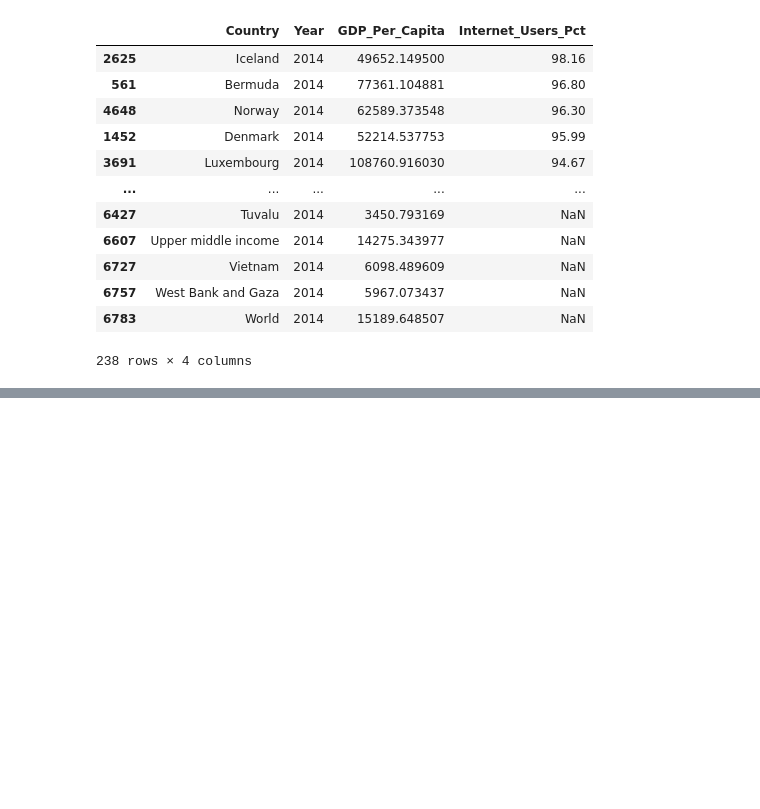
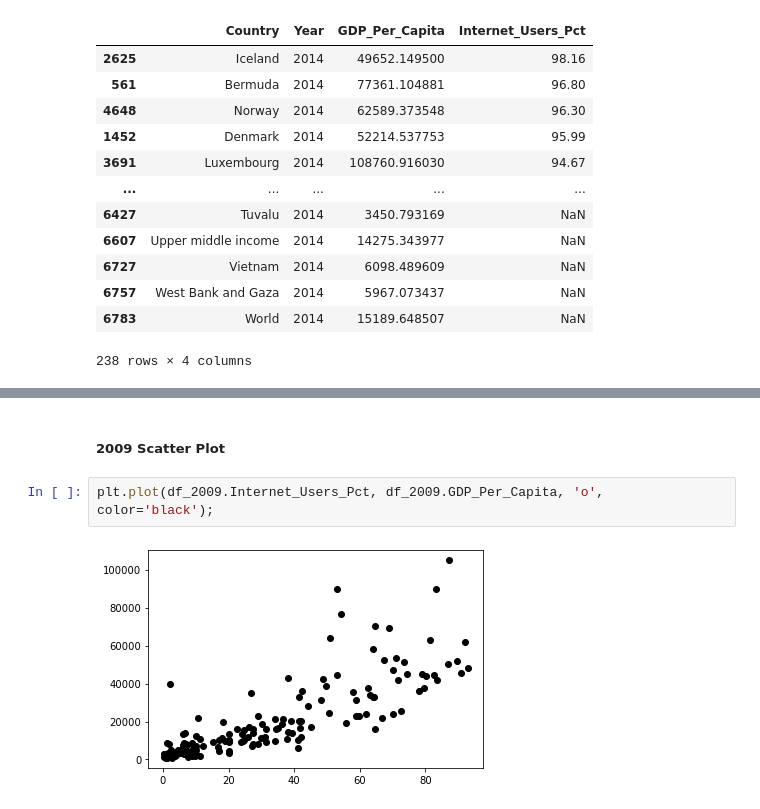
Before and after one commit to NSS-Data-Analytics-Cohort-6/gdp-and-internet-usage-robschulteis, a Jupyter notebook: notebook/GDP .ipynb, the cells around one changed output, grey strips where cells are left out. Saved outputs shown, nothing was run; the diff lists cells and outputs as text; blank space fills up the shorter version.

```diff
--- a/notebook/GDP .ipynb
+++ b/notebook/GDP .ipynb
@@ -330,0 +342,6 @@ print(min_gdp_2014) #Central African Republic 822.610458
+# %% [markdown]
+##### 2009 Scatter Plot
+# %%
+plt.plot(df_2009.Internet_Users_Pct, df_2009.GDP_Per_Capita, 'o', color='black');
+# %% [output]
+[figure, added]
```
Also changed, not shown: parts of 21 cells of this notebook.
